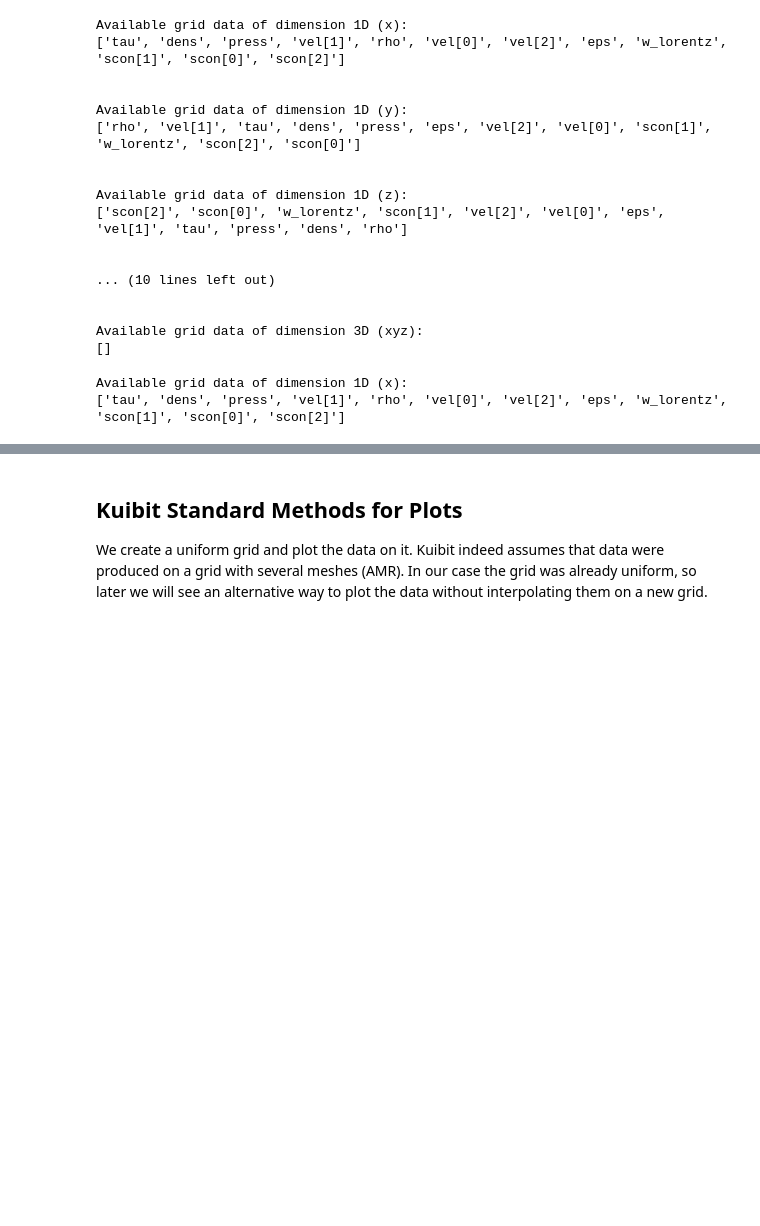
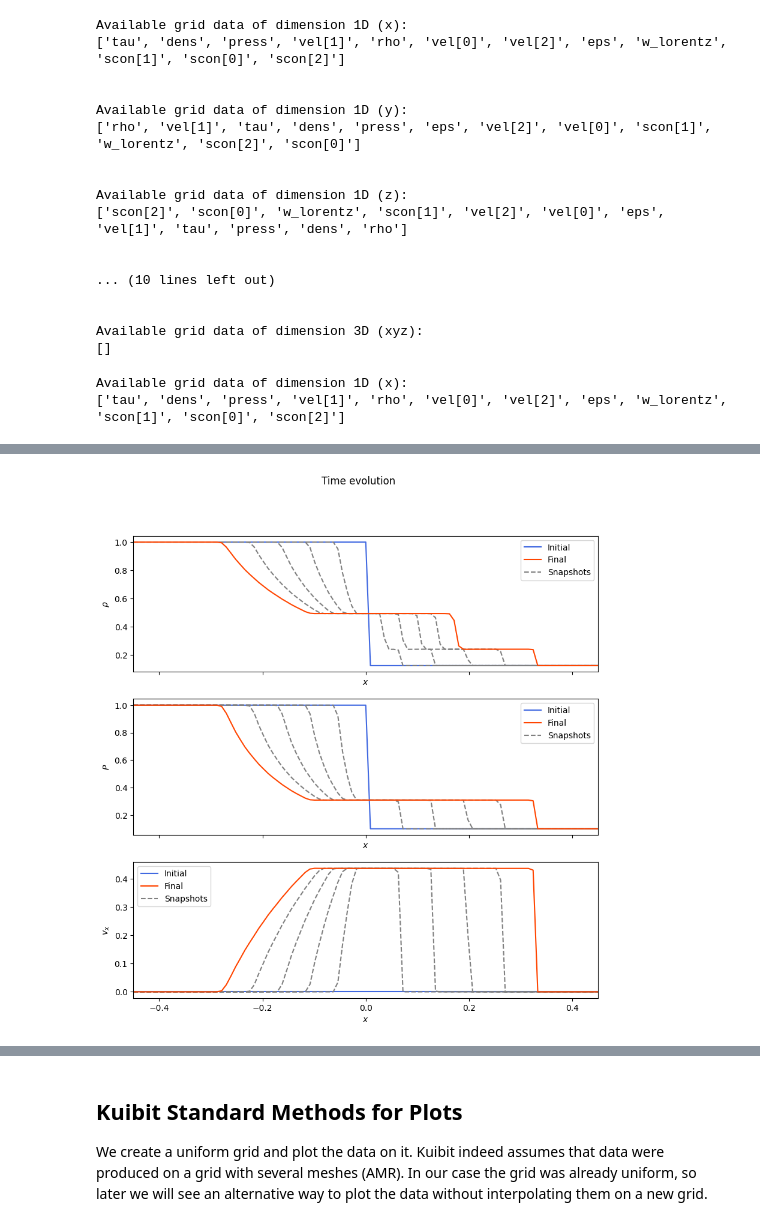
Before and after one commit to F3Solid/numerical_relativity_bicocca_2024_exercises, a Jupyter notebook: Homework_2/E1/ETK_1D_plots.ipynb, the cells around one changed output, grey strips where cells are left out. Saved outputs shown, nothing was run; the diff lists cells and outputs as text; code cells hidden in the pictures; blank space fills up the shorter version.

```diff
--- a/Homework_2/E1/ETK_1D_plots.ipynb
+++ b/Homework_2/E1/ETK_1D_plots.ipynb
@@ -59,0 +138,31 @@ rho=vars1d.fields.rho
+# %%
+fig, axes = plt.subplots(3, 1, figsize=(10, 10), sharex=True, dpi=100)
+
+fig.suptitle('Time evolution')
+
+for key, ax in zip(qty_keys, axes.flat):
+    # Interval from iterations to print
+    iteration_interval = len(vars1d[key].iterations) // 5
+
+    # Plot iterations at the given interval, but be sure to include the final one
+    lines = plot_qty_iterations(vars1d[key], qty_labels[qty_keys_indexes_dict[key]],
+                                [it for i, it in enumerate(vars1d[key].iterations)
+                                 if i % iteration_interval == 0 or it == vars1d[key].iterations[-1]],
+                                ax)
+    for i, l in enumerate(lines):
+        # Just one artist per plot -> Subscript l: l[0] (ax.plot() returns a list (of lines))
+        if i != 0 and i != len(lines) - 1:
+            l[0].set(color='gray', linestyle='--', label='Snapshots')
+        elif i == 0:
+            l[0].set(color='royalblue', label='Initial')
+        elif i == len(lines) - 1:
+            l[0].set(color='orangered', label='Final')
+
+    # For some reason you have to pass the legend_artists explicitely to the 'handles' parameter
+    # even though it seems to be the firts positional argument from the documentation
+    # However a deeper look into the documentation suggests that it is supposed to work like that
+    ax.legend(handles=[lines[0][0], lines[len(lines) - 1][0], lines[1][0]])
+
+plt.show()
+# %% [output]
+[figure, added]
```
Also changed, not shown: parts of 22 cells of this notebook.
